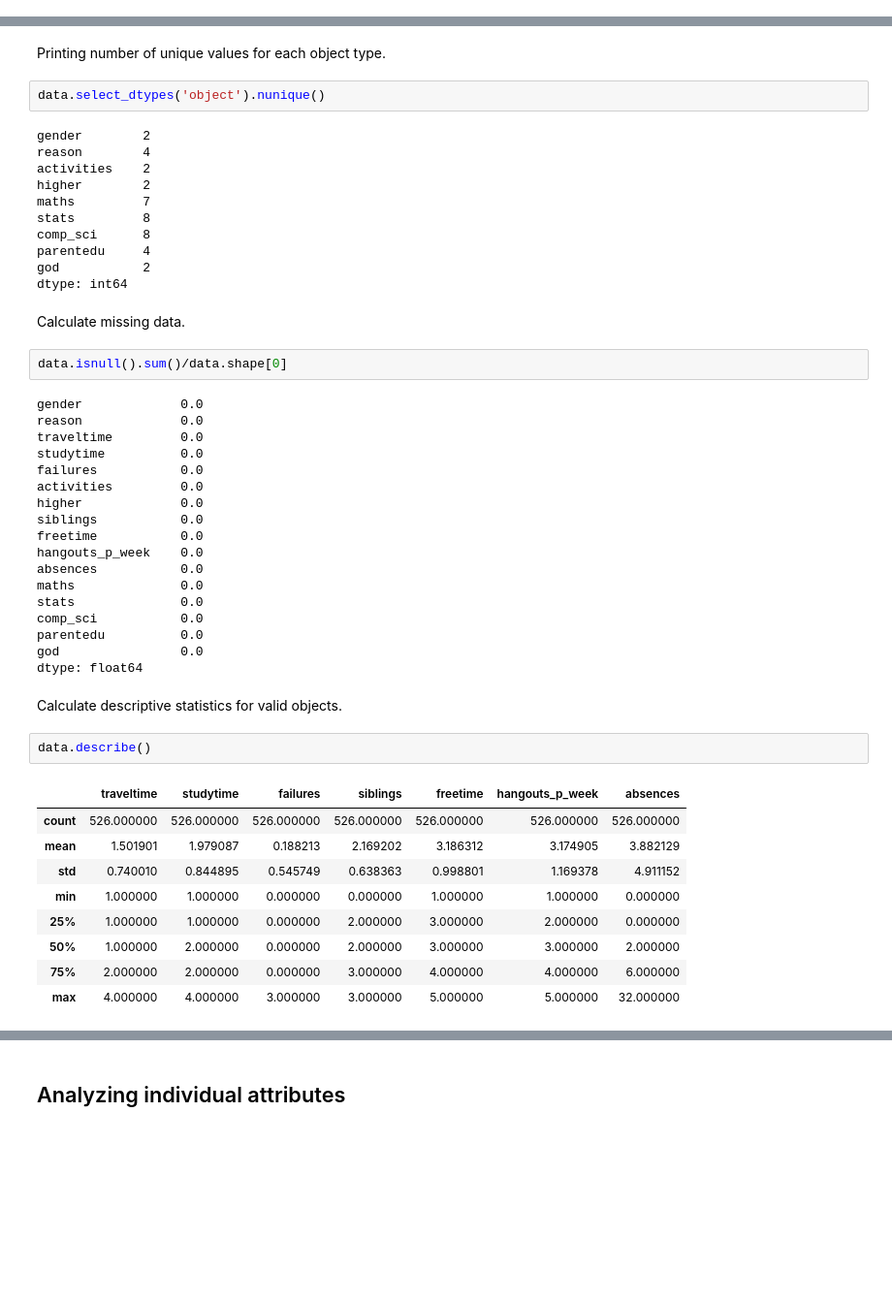
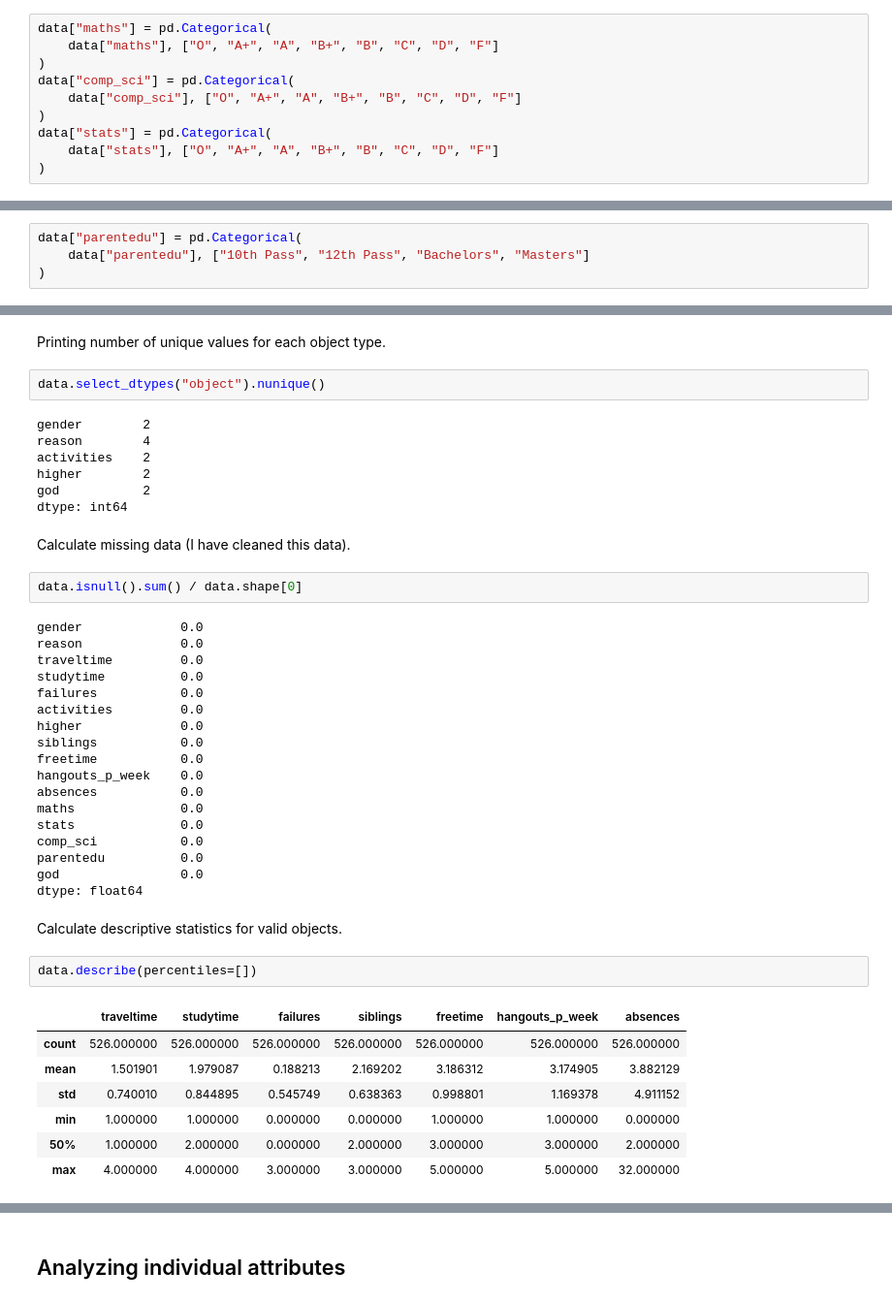
Before and after one commit to Kushal-Chandar/statistics-student-performance-analysis, a Jupyter notebook: analysis.ipynb, the cells around one changed output, grey strips where cells are left out. Shown at 97% size. Cells and saved outputs as stored; diff of their text form; blank space fills up the shorter version.

Commit message:
feat: better graph and sort categorical data

```diff
--- a/analysis.ipynb
+++ b/analysis.ipynb
@@ -22,0 +34,10 @@ data.shape
+# %%
+data["maths"] = pd.Categorical(
+    data["maths"], ["O", "A+", "A", "B+", "B", "C", "D", "F"]
+)
+data["comp_sci"] = pd.Categorical(
+    data["comp_sci"], ["O", "A+", "A", "B+", "B", "C", "D", "F"]
+)
+data["stats"] = pd.Categorical(
+    data["stats"], ["O", "A+", "A", "B+", "B", "C", "D", "F"]
+)
@@ -23,3 +48,7 @@ data.shape
+# %%
+data["parentedu"] = pd.Categorical(
+    data["parentedu"], ["10th Pass", "12th Pass", "Bachelors", "Masters"]
+)
 # %% [markdown]
 Print first 5 rows of data.
 # %%
@@ -34,22 +63,18 @@ data.head(5)
 # %% [markdown]
 Printing number of unique values for each object type.
 # %%
-data.select_dtypes('object').nunique()
+data.select_dtypes("object").nunique()
 # %% [output]
 gender        2
 reason        4
 activities    2
 higher        2
-maths         7
-stats         8
-comp_sci      8
-parentedu     4
 god           2
 dtype: int64
 # %% [markdown]
-Calculate missing data.
+Calculate missing data (I have cleaned this data).
 # %%
-data.isnull().sum()/data.shape[0]
+data.isnull().sum() / data.shape[0]
 # %% [output]
 gender             0.0
 reason             0.0
@@ -71,14 +96,12 @@ dtype: float64
 # %% [markdown]
 Calculate descriptive statistics for valid objects.
 # %%
-data.describe()
+data.describe(percentiles=[])
 # %% [output]
 |  | traveltime | studytime | failures | siblings | freetime | hangouts_p_week | absences |
 | count | 526.000000 | 526.000000 | 526.000000 | 526.000000 | 526.000000 | 526.000000 | 526.000000 |
 | mean | 1.501901 | 1.979087 | 0.188213 | 2.169202 | 3.186312 | 3.174905 | 3.882129 |
 | std | 0.740010 | 0.844895 | 0.545749 | 0.638363 | 0.998801 | 1.169378 | 4.911152 |
 | min | 1.000000 | 1.000000 | 0.000000 | 0.000000 | 1.000000 | 1.000000 | 0.000000 |
-| 25% | 1.000000 | 1.000000 | 0.000000 | 2.000000 | 3.000000 | 2.000000 | 0.000000 |
 | 50% | 1.000000 | 2.000000 | 0.000000 | 2.000000 | 3.000000 | 3.000000 | 2.000000 |
-| 75% | 2.000000 | 2.000000 | 0.000000 | 3.000000 | 4.000000 | 4.000000 | 6.000000 |
 | max | 4.000000 | 4.000000 | 3.000000 | 3.000000 | 5.000000 | 5.000000 | 32.000000 |
```
Also changed, not shown: parts of 22 cells of this notebook, 1 other file.
